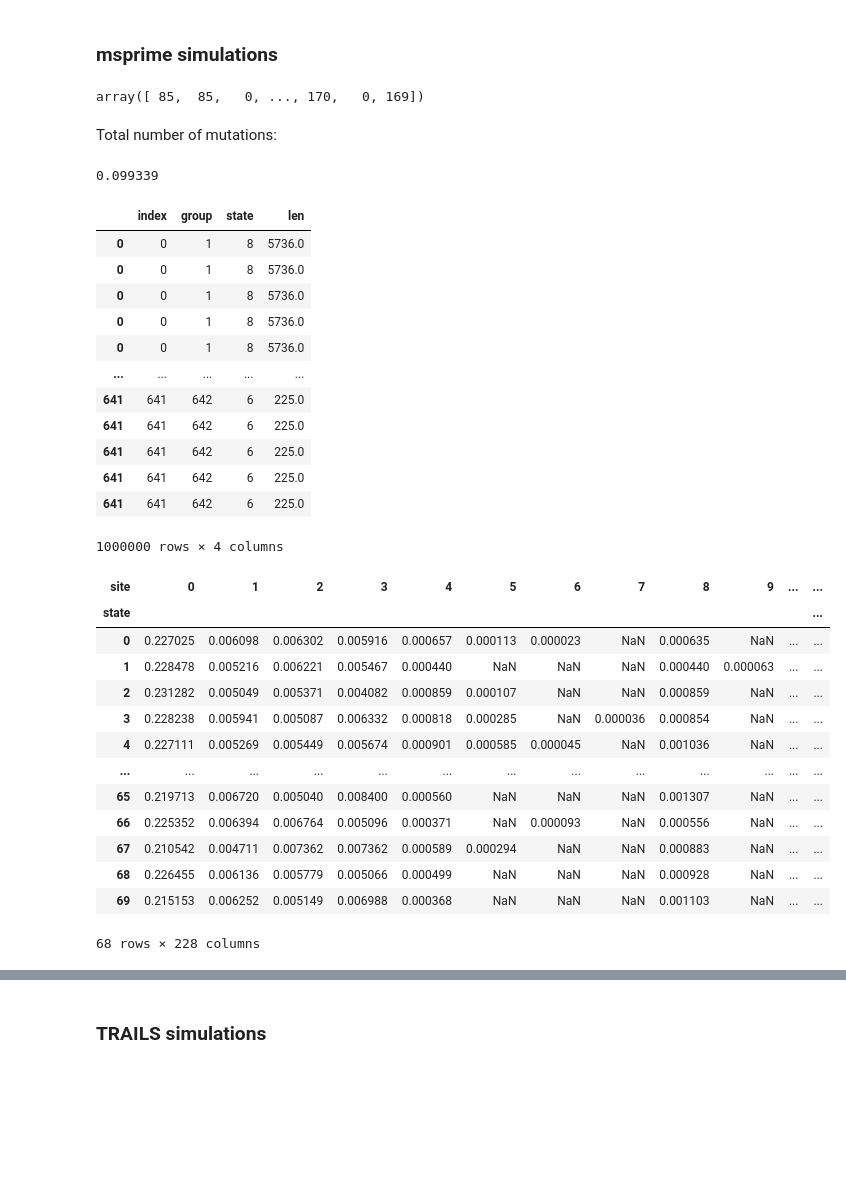
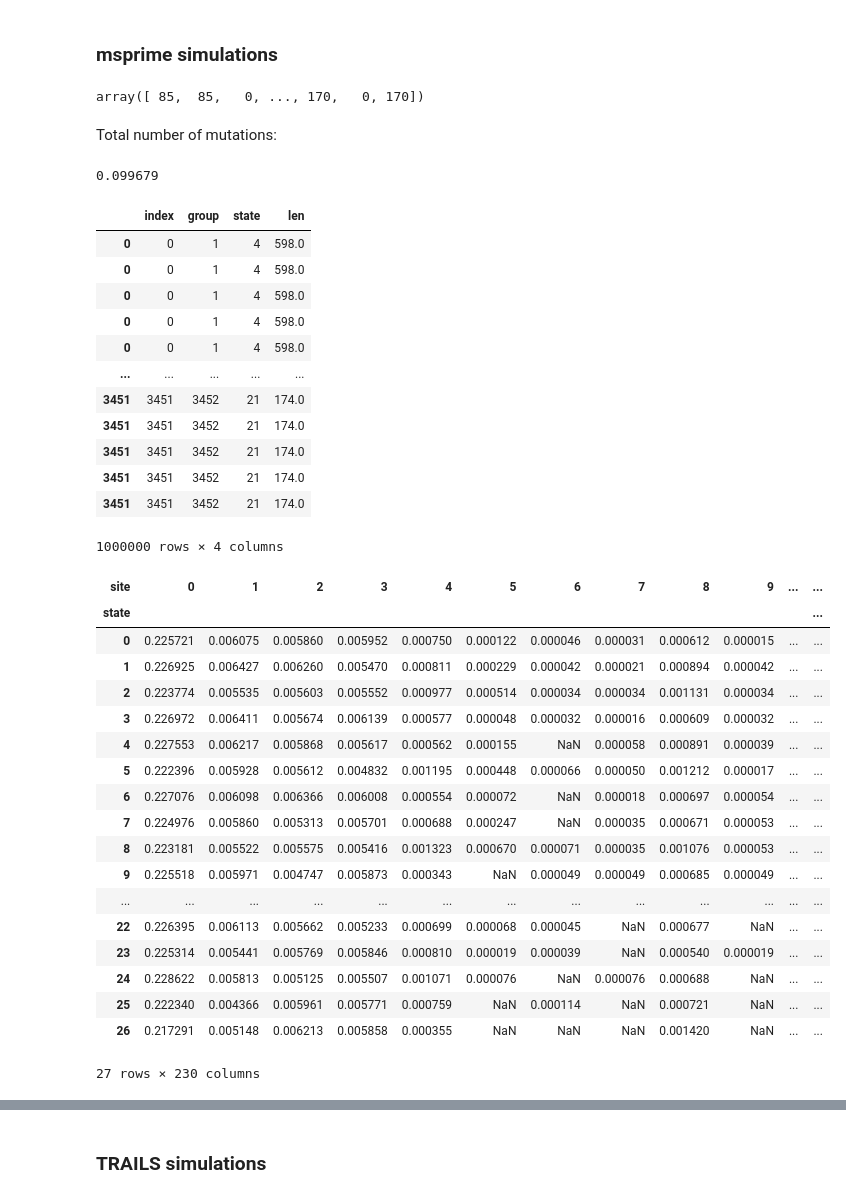
Before and after one commit to rivasiker/phasetype, a Jupyter notebook: scripts/99b_msprime/Untitled.ipynb, the cells around one changed output, grey strips where cells are left out. Cells and saved outputs as stored; diff of their text form; code cells hidden in the pictures; blank space fills up the shorter version.

```diff
--- a/scripts/99b_msprime/Untitled.ipynb
+++ b/scripts/99b_msprime/Untitled.ipynb
@@ -14,10 +14,9 @@ import matplotlib.pyplot as plt
 N_AB = 50000
 N_ABC = 70000
 t_1 = 160000
-# t_2 = -np.log(3*ILS_prop/2)*N_AB
 t_2 = 40000
 t_3 = t_1*5
-r = 2e-9
+r = 1e-8
 mu = 2e-8
 
 n_sites = 1000000
@@ -84,14 +129,14 @@ dct_hid
  (3, 2, 2): 26}
 # %%
 # Reference Ne (for normalization)
-N_ref = N_AB
+N_ref = N_ABC
 # Speciation times (in coalescent units, i.e. number of generations / N_ref)
 t_A = t_1/N_ref
 t_B = t_1/N_ref
 t_AB = t_2/N_ref
 t_C = (t_1+t_2)/N_ref
 t_upper = t_upper/N_ref
-t_peak = 2*(N_ref/N_ABC)
+t_peak = 2*(N_ABC/N_ref)
 # Recombination rates (r = rec. rate per site per generation)
 rho_A = 2*N_ref*r
 rho_B = 2*N_ref*r
@@ -99,11 +144,11 @@ rho_AB = 2*N_ref*r
 rho_C = 2*N_ref*r
 rho_ABC = 2*N_ref*r
 # Coalescent rates
-coal_A = N_ref/N_ref
-coal_B = N_ref/N_ref
-coal_AB = N_AB/N_ref
-coal_C = N_ref/N_ref
-coal_ABC = N_ABC/N_ref
+coal_A = N_ref/N_AB
+coal_B = N_ref/N_AB
+coal_AB = N_ref/N_AB
+coal_C = N_ref/N_AB
+coal_ABC = N_ref/N_ABC
 # Mutation rates (mu = mut. rate per site per generation)
 mu_ = mu*(4/3) # For Jukes-Cantor model
 mu_A = 2*N_ref*mu_
@@ -113,7 +158,7 @@ mu_D = 2*N_ref*mu_
 mu_AB = 2*N_ref*mu_
 mu_ABC = 2*N_ref*mu_
 
-cut_AB = t_1+cutpoints_AB(n_int_AB, t_AB, coal_AB)*N_AB
+cut_AB = t_1+cutpoints_AB(n_int_AB, t_AB, coal_AB)*N_ABC
 cut_ABC = t_1+t_2+cutpoints_ABC(n_int_ABC, coal_ABC)*N_ABC
 # %% [markdown]
 ### msprime simulations
@@ -388,51 +470,60 @@ for i in range(len(mut_loc)):
     sim_genome[int(mut_loc[i])] = dct[mut_lst[i]]
 sim_genome
 # %% [output]
-array([ 85,  85,   0, ..., 170,   0, 169])
+array([ 85,  85,   0, ..., 170,   0, 170])
 # %% [markdown]
 Total number of mutations:
 # %%
 len(mut_lst)/n_sites
 # %% [output]
-0.099339
+0.099679
 # %%
 df = dat_sim.reset_index()
 df = df.reindex(df.index.repeat(df.len))
 df
 # %% [output]
 |  | index | group | state | len |
-| 0 | 0 | 1 | 8 | 5736.0 |
-| 0 | 0 | 1 | 8 | 5736.0 |
-| 0 | 0 | 1 | 8 | 5736.0 |
-| 0 | 0 | 1 | 8 | 5736.0 |
-| 0 | 0 | 1 | 8 | 5736.0 |
+| 0 | 0 | 1 | 4 | 598.0 |
+| 0 | 0 | 1 | 4 | 598.0 |
+| 0 | 0 | 1 | 4 | 598.0 |
+| 0 | 0 | 1 | 4 | 598.0 |
+| 0 | 0 | 1 | 4 | 598.0 |
 | ... | ... | ... | ... | ... |
-| 641 | 641 | 642 | 6 | 225.0 |
-| 641 | 641 | 642 | 6 | 225.0 |
-| 641 | 641 | 642 | 6 | 225.0 |
-| 641 | 641 | 642 | 6 | 225.0 |
-| 641 | 641 | 642 | 6 | 225.0 |
+| 3451 | 3451 | 3452 | 21 | 174.0 |
+| 3451 | 3451 | 3452 | 21 | 174.0 |
+| 3451 | 3451 | 3452 | 21 | 174.0 |
+| 3451 | 3451 | 3452 | 21 | 174.0 |
+| 3451 | 3451 | 3452 | 21 | 174.0 |
 1000000 rows × 4 columns
 # %%
 df = dat_sim.reset_index()
 df = df.reindex(df.index.repeat(df.len))
 df['site'] = sim_genome
 df = df.groupby(['state', 'site']).size().reset_index()
 df[0] = df[0] / df.groupby('state')[0].transform('sum')
+df_save = df.copy()
+df_save['state'] = [hidden_states[i] for i in df_save['state']]
+df_save['site'] = [observed_states[i] for i in df_save['site']]
+df_save.columns = ['state', 'site', 'prob']
 df = df.pivot('state', 'site', 0)
 df
 # %% [output]
 | site | 0 | 1 | 2 | 3 | 4 | 5 | 6 | 7 | 8 | 9 | ... | ... |
 | state |  |  |  |  |  |  |  |  |  |  |  | ... |
-| 0 | 0.227025 | 0.006098 | 0.006302 | 0.005916 | 0.000657 | 0.000113 | 0.000023 | NaN | 0.000635 | NaN | ... | ... |
-| 1 | 0.228478 | 0.005216 | 0.006221 | 0.005467 | 0.000440 | NaN | NaN | NaN | 0.000440 | 0.000063 | ... | ... |
-| 2 | 0.231282 | 0.005049 | 0.005371 | 0.004082 | 0.000859 | 0.000107 | NaN | NaN | 0.000859 | NaN | ... | ... |
-| 3 | 0.228238 | 0.005941 | 0.005087 | 0.006332 | 0.000818 | 0.000285 | NaN | 0.000036 | 0.000854 | NaN | ... | ... |
-| 4 | 0.227111 | 0.005269 | 0.005449 | 0.005674 | 0.000901 | 0.000585 | 0.000045 | NaN | 0.001036 | NaN | ... | ... |
+| 0 | 0.225721 | 0.006075 | 0.005860 | 0.005952 | 0.000750 | 0.000122 | 0.000046 | 0.000031 | 0.000612 | 0.000015 | ... | ... |
+| 1 | 0.226925 | 0.006427 | 0.006260 | 0.005470 | 0.000811 | 0.000229 | 0.000042 | 0.000021 | 0.000894 | 0.000042 | ... | ... |
+| 2 | 0.223774 | 0.005535 | 0.005603 | 0.005552 | 0.000977 | 0.000514 | 0.000034 | 0.000034 | 0.001131 | 0.000034 | ... | ... |
+| 3 | 0.226972 | 0.006411 | 0.005674 | 0.006139 | 0.000577 | 0.000048 | 0.000032 | 0.000016 | 0.000609 | 0.000032 | ... | ... |
+| 4 | 0.227553 | 0.006217 | 0.005868 | 0.005617 | 0.000562 | 0.000155 | NaN | 0.000058 | 0.000891 | 0.000039 | ... | ... |
+| 5 | 0.222396 | 0.005928 | 0.005612 | 0.004832 | 0.001195 | 0.000448 | 0.000066 | 0.000050 | 0.001212 | 0.000017 | ... | ... |
+| 6 | 0.227076 | 0.006098 | 0.006366 | 0.006008 | 0.000554 | 0.000072 | NaN | 0.000018 | 0.000697 | 0.000054 | ... | ... |
+| 7 | 0.224976 | 0.005860 | 0.005313 | 0.005701 | 0.000688 | 0.000247 | NaN | 0.000035 | 0.000671 | 0.000053 | ... | ... |
+| 8 | 0.223181 | 0.005522 | 0.005575 | 0.005416 | 0.001323 | 0.000670 | 0.000071 | 0.000035 | 0.001076 | 0.000053 | ... | ... |
+| 9 | 0.225518 | 0.005971 | 0.004747 | 0.005873 | 0.000343 | NaN | 0.000049 | 0.000049 | 0.000685 | 0.000049 | ... | ... |
 | ... | ... | ... | ... | ... | ... | ... | ... | ... | ... | ... | ... | ... |
-| 65 | 0.219713 | 0.006720 | 0.005040 | 0.008400 | 0.000560 | NaN | NaN | NaN | 0.001307 | NaN | ... | ... |
-| 66 | 0.225352 | 0.006394 | 0.006764 | 0.005096 | 0.000371 | NaN | 0.000093 | NaN | 0.000556 | NaN | ... | ... |
-| 67 | 0.210542 | 0.004711 | 0.007362 | 0.007362 | 0.000589 | 0.000294 | NaN | NaN | 0.000883 | NaN | ... | ... |
-| 68 | 0.226455 | 0.006136 | 0.005779 | 0.005066 | 0.000499 | NaN | NaN | NaN | 0.000928 | NaN | ... | ... |
-| 69 | 0.215153 | 0.006252 | 0.005149 | 0.006988 | 0.000368 | NaN | NaN | NaN | 0.001103 | NaN | ... | ... |
+| 22 | 0.226395 | 0.006113 | 0.005662 | 0.005233 | 0.000699 | 0.000068 | 0.000045 | NaN | 0.000677 | NaN | ... | ... |
+| 23 | 0.225314 | 0.005441 | 0.005769 | 0.005846 | 0.000810 | 0.000019 | 0.000039 | NaN | 0.000540 | 0.000019 | ... | ... |
+| 24 | 0.228622 | 0.005813 | 0.005125 | 0.005507 | 0.001071 | 0.000076 | NaN | 0.000076 | 0.000688 | NaN | ... | ... |
+| 25 | 0.222340 | 0.004366 | 0.005961 | 0.005771 | 0.000759 | NaN | 0.000114 | NaN | 0.000721 | NaN | ... | ... |
+| 26 | 0.217291 | 0.005148 | 0.006213 | 0.005858 | 0.000355 | NaN | NaN | NaN | 0.001420 | NaN | ... | ... |
-68 rows × 228 columns
+27 rows × 230 columns
```
Also changed, not shown: parts of 19 cells of this notebook, 16 other files.
